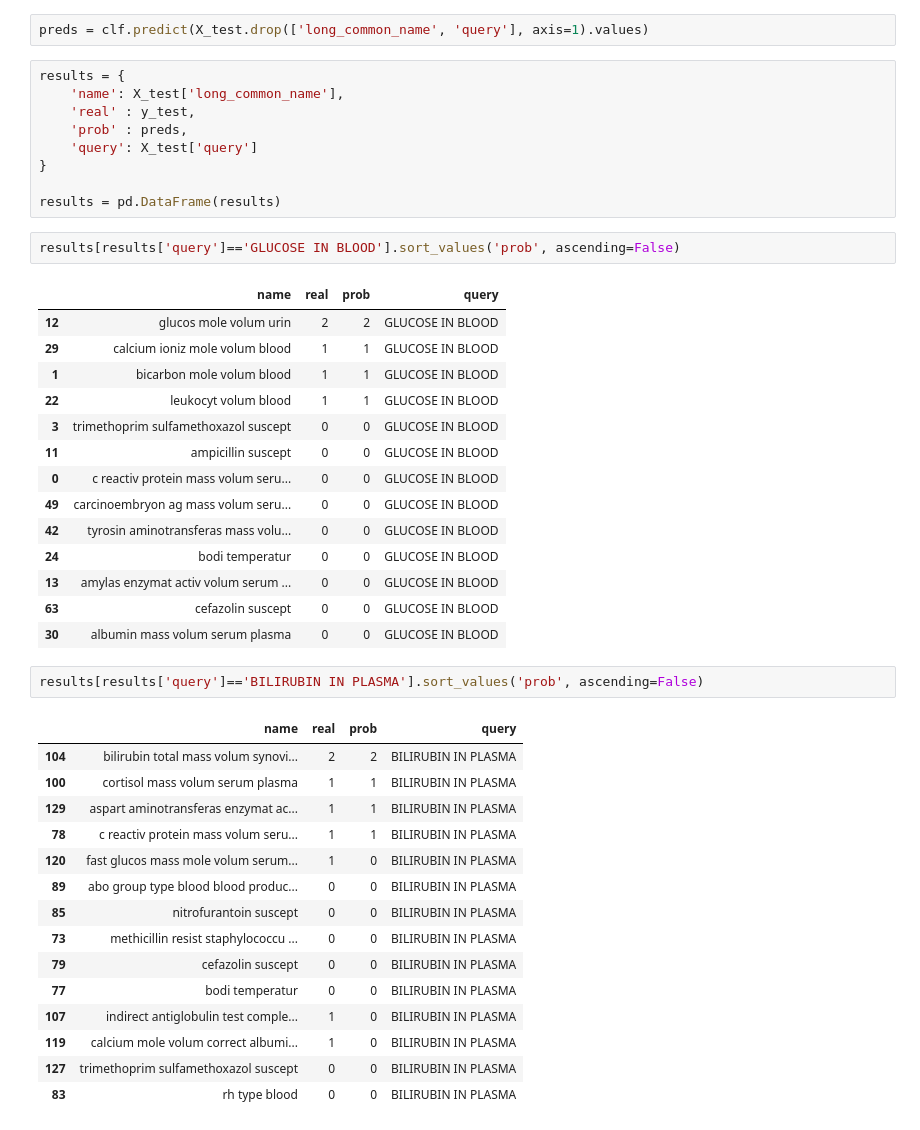
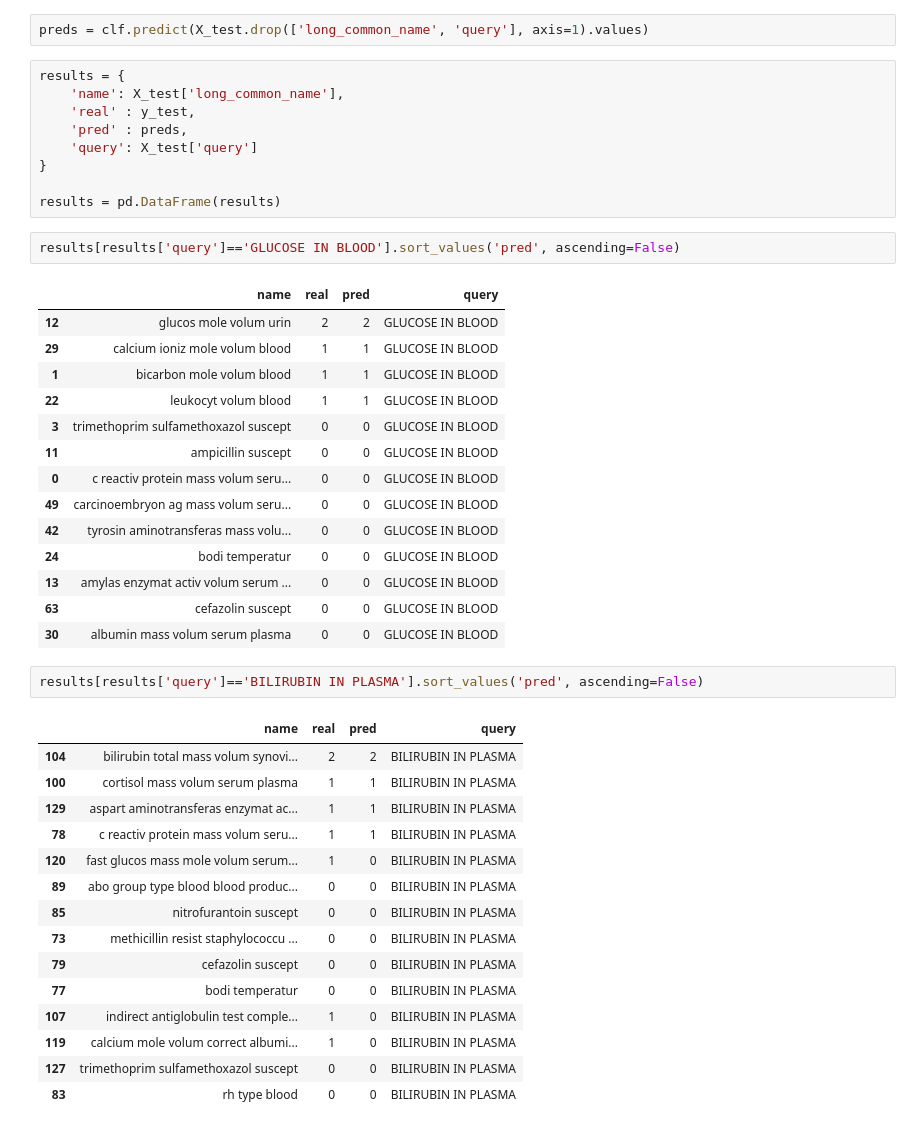
Before and after one commit to Jaimemorillo/Pointwise-ML-Ranking, a Jupyter notebook: Pointwise_LOINC.ipynb, the cells around one changed output. Drawn from its saved outputs; the diff is of its cells as text.

```diff
--- a/Pointwise_LOINC.ipynb
+++ b/Pointwise_LOINC.ipynb
@@ -289,15 +289,15 @@ preds = clf.predict(X_test.drop(['long_common_name', 'query'], axis=1).values)
 results = {
     'name': X_test['long_common_name'],
     'real' : y_test,
-    'prob' : preds,
+    'pred' : preds,
     'query': X_test['query']
 }
 
 results = pd.DataFrame(results)
 # %%
-results[results['query']=='GLUCOSE IN BLOOD'].sort_values('prob', ascending=False)
+results[results['query']=='GLUCOSE IN BLOOD'].sort_values('pred', ascending=False)
 # %% [output]
-|  | name | real | prob | query |
+|  | name | real | pred | query |
 | 12 | glucos mole volum urin | 2 | 2 | GLUCOSE IN BLOOD |
 | 29 | calcium ioniz mole volum blood | 1 | 1 | GLUCOSE IN BLOOD |
 | 1 | bicarbon mole volum blood | 1 | 1 | GLUCOSE IN BLOOD |
@@ -312,9 +312,9 @@ results[results['query']=='GLUCOSE IN BLOOD'].sort_values('prob', ascending=Fals
 | 63 | cefazolin suscept | 0 | 0 | GLUCOSE IN BLOOD |
 | 30 | albumin mass volum serum plasma | 0 | 0 | GLUCOSE IN BLOOD |
 # %%
-results[results['query']=='BILIRUBIN IN PLASMA'].sort_values('prob', ascending=False)
+results[results['query']=='BILIRUBIN IN PLASMA'].sort_values('pred', ascending=False)
 # %% [output]
-|  | name | real | prob | query |
+|  | name | real | pred | query |
 | 104 | bilirubin total mass volum synovi... | 2 | 2 | BILIRUBIN IN PLASMA |
 | 100 | cortisol mass volum serum plasma | 1 | 1 | BILIRUBIN IN PLASMA |
 | 129 | aspart aminotransferas enzymat ac... | 1 | 1 | BILIRUBIN IN PLASMA |
```
Also changed, not shown: parts of 5 cells of this notebook.
